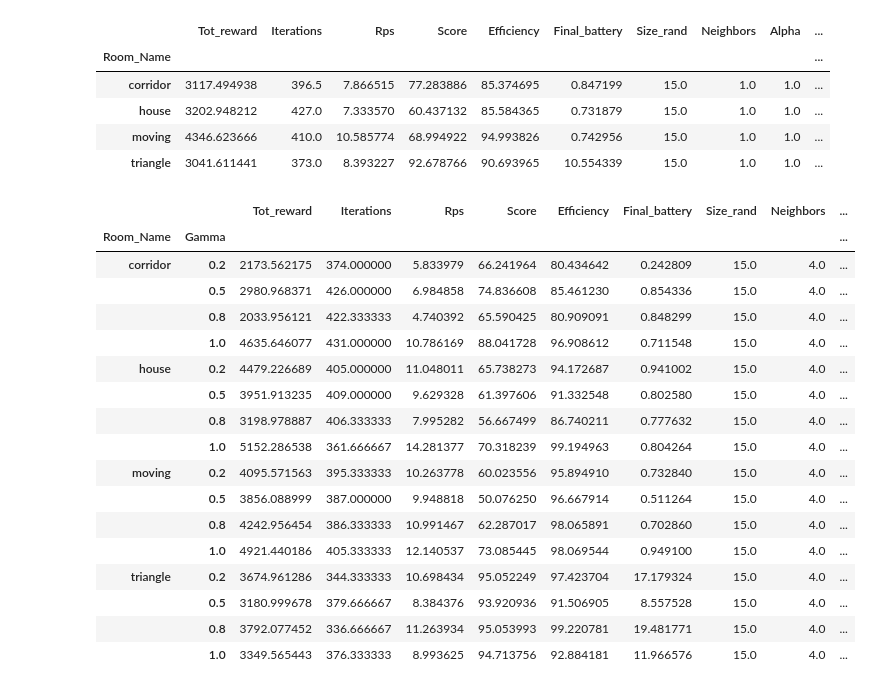
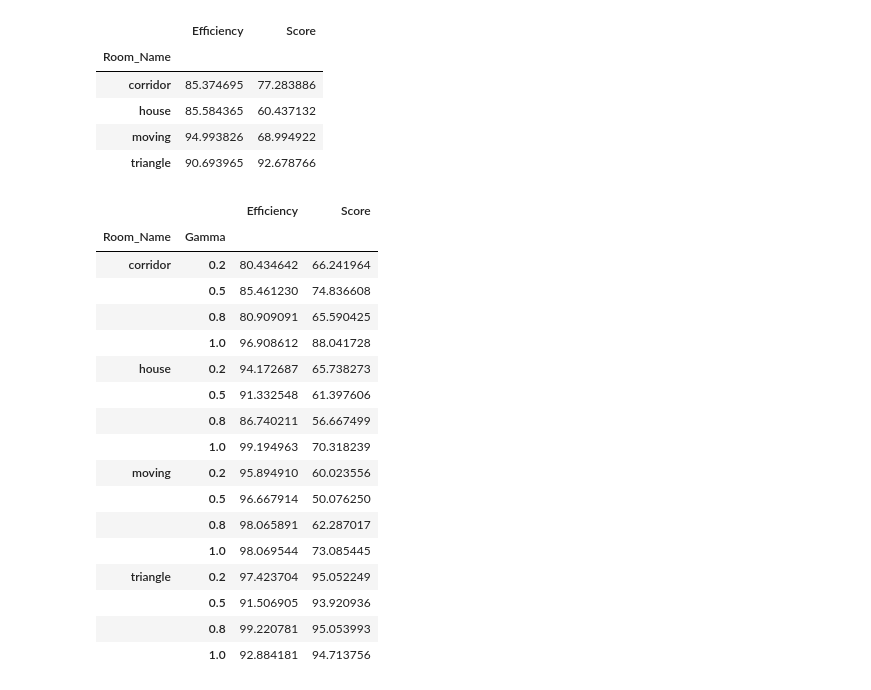
Before and after one commit to nkolln/Data-Intelligence-Challenge-15, a Jupyter notebook: Continuous-Simulations/test.ipynb, the cells around one changed output. Cells and saved outputs as stored; diff of their text form; code cells hidden in the pictures.

```diff
--- a/Continuous-Simulations/test.ipynb
+++ b/Continuous-Simulations/test.ipynb
@@ -9,11 +9,11 @@ df_greed2 = pd.read_csv('Data/df_final_greedy2.csv',index_col=0)
 df_greed = pd.concat([df_greed0,df_greed1,df_greed2])#;df_greed
 #df_greed_g = df_greed.groupby('Room_Name').mean();df_greed_g
 # %%
-df_greed_g=df_greed0.groupby('Room_Name').mean();df_greed_g
+df_greed_g=df_greed0.groupby('Room_Name').mean()[['Efficiency','Score']];df_greed_g
 # %% [output]
-|  | Tot_reward | Iterations | Rps | Score | Efficiency | Final_battery | Size_rand | Neighbors | Alpha | ... |
-| Room_Name |  |  |  |  |  |  |  |  |  | ... |
-| corridor | 3117.494938 | 396.5 | 7.866515 | 77.283886 | 85.374695 | 0.847199 | 15.0 | 1.0 | 1.0 | ... |
-| house | 3202.948212 | 427.0 | 7.333570 | 60.437132 | 85.584365 | 0.731879 | 15.0 | 1.0 | 1.0 | ... |
-| moving | 4346.623666 | 410.0 | 10.585774 | 68.994922 | 94.993826 | 0.742956 | 15.0 | 1.0 | 1.0 | ... |
-| triangle | 3041.611441 | 373.0 | 8.393227 | 92.678766 | 90.693965 | 10.554339 | 15.0 | 1.0 | 1.0 | ... |
+|  | Efficiency | Score |
+| Room_Name |  |  |
+| corridor | 85.374695 | 77.283886 |
+| house | 85.584365 | 60.437132 |
+| moving | 94.993826 | 68.994922 |
+| triangle | 90.693965 | 92.678766 |
@@ -25,25 +27,25 @@ df_cont1['Rps'] = df_cont1['Tot_reward']/df_cont1['Iterations']
 df_cont = pd.concat([df_cont0,df_cont1])
 df_cont_g = df_cont.groupby(['Room_Name','Gamma']).mean()
 # %%
-df_cont_g = df_cont.groupby(['Room_Name','Gamma']).mean();df_cont_g
+df_cont_g = df_cont.groupby(['Room_Name','Gamma']).mean()[['Efficiency','Score']];df_cont_g
 # %% [output]
-|  |  | Tot_reward | Iterations | Rps | Score | Efficiency | Final_battery | Size_rand | Neighbors | ... |
-| Room_Name | Gamma |  |  |  |  |  |  |  |  | ... |
-| corridor | 0.2 | 2173.562175 | 374.000000 | 5.833979 | 66.241964 | 80.434642 | 0.242809 | 15.0 | 4.0 | ... |
-|  | 0.5 | 2980.968371 | 426.000000 | 6.984858 | 74.836608 | 85.461230 | 0.854336 | 15.0 | 4.0 | ... |
-|  | 0.8 | 2033.956121 | 422.333333 | 4.740392 | 65.590425 | 80.909091 | 0.848299 | 15.0 | 4.0 | ... |
-|  | 1.0 | 4635.646077 | 431.000000 | 10.786169 | 88.041728 | 96.908612 | 0.711548 | 15.0 | 4.0 | ... |
-| house | 0.2 | 4479.226689 | 405.000000 | 11.048011 | 65.738273 | 94.172687 | 0.941002 | 15.0 | 4.0 | ... |
-|  | 0.5 | 3951.913235 | 409.000000 | 9.629328 | 61.397606 | 91.332548 | 0.802580 | 15.0 | 4.0 | ... |
-|  | 0.8 | 3198.978887 | 406.333333 | 7.995282 | 56.667499 | 86.740211 | 0.777632 | 15.0 | 4.0 | ... |
-|  | 1.0 | 5152.286538 | 361.666667 | 14.281377 | 70.318239 | 99.194963 | 0.804264 | 15.0 | 4.0 | ... |
-| moving | 0.2 | 4095.571563 | 395.333333 | 10.263778 | 60.023556 | 95.894910 | 0.732840 | 15.0 | 4.0 | ... |
-|  | 0.5 | 3856.088999 | 387.000000 | 9.948818 | 50.076250 | 96.667914 | 0.511264 | 15.0 | 4.0 | ... |
-|  | 0.8 | 4242.956454 | 386.333333 | 10.991467 | 62.287017 | 98.065891 | 0.702860 | 15.0 | 4.0 | ... |
-|  | 1.0 | 4921.440186 | 405.333333 | 12.140537 | 73.085445 | 98.069544 | 0.949100 | 15.0 | 4.0 | ... |
-| triangle | 0.2 | 3674.961286 | 344.333333 | 10.698434 | 95.052249 | 97.423704 | 17.179324 | 15.0 | 4.0 | ... |
-|  | 0.5 | 3180.999678 | 379.666667 | 8.384376 | 93.920936 | 91.506905 | 8.557528 | 15.0 | 4.0 | ... |
-|  | 0.8 | 3792.077452 | 336.666667 | 11.263934 | 95.053993 | 99.220781 | 19.481771 | 15.0 | 4.0 | ... |
-|  | 1.0 | 3349.565443 | 376.333333 | 8.993625 | 94.713756 | 92.884181 | 11.966576 | 15.0 | 4.0 | ... |
+|  |  | Efficiency | Score |
+| Room_Name | Gamma |  |  |
+| corridor | 0.2 | 80.434642 | 66.241964 |
+|  | 0.5 | 85.461230 | 74.836608 |
+|  | 0.8 | 80.909091 | 65.590425 |
+|  | 1.0 | 96.908612 | 88.041728 |
+| house | 0.2 | 94.172687 | 65.738273 |
+|  | 0.5 | 91.332548 | 61.397606 |
+|  | 0.8 | 86.740211 | 56.667499 |
+|  | 1.0 | 99.194963 | 70.318239 |
+| moving | 0.2 | 95.894910 | 60.023556 |
+|  | 0.5 | 96.667914 | 50.076250 |
+|  | 0.8 | 98.065891 | 62.287017 |
+|  | 1.0 | 98.069544 | 73.085445 |
+| triangle | 0.2 | 97.423704 | 95.052249 |
+|  | 0.5 | 91.506905 | 93.920936 |
+|  | 0.8 | 99.220781 | 95.053993 |
+|  | 1.0 | 92.884181 | 94.713756 |
 # %%
 
```
Also changed, not shown: parts of 6 cells of this notebook, 15 other files.
